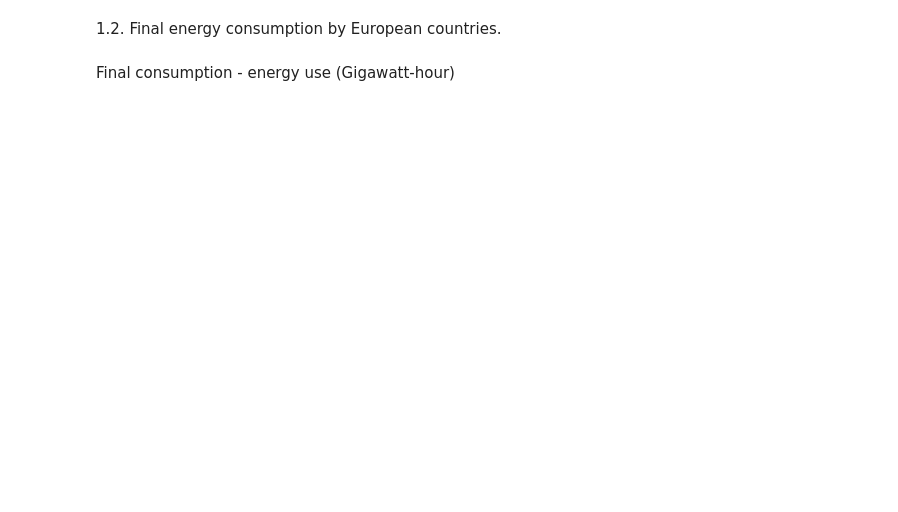
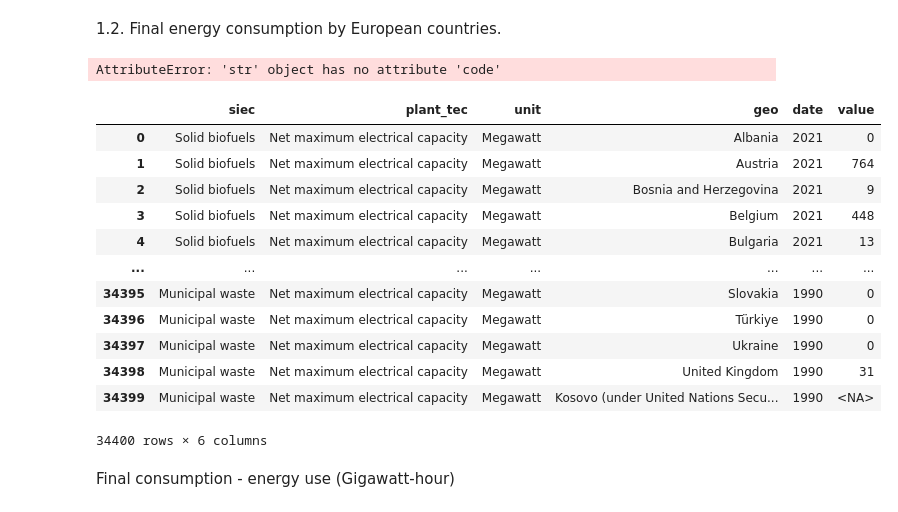
Before and after one commit to zhiravetska/FP, a Jupyter notebook: Eurostat.ipynb, the cells around one changed output. Cells and saved outputs as stored; diff of their text form; code cells hidden in the pictures; blank space fills up the shorter version.

```diff
--- a/Eurostat.ipynb
+++ b/Eurostat.ipynb
@@ -73,3 +83,7 @@ get_energy = read_df_from_db('nrg_inf_epcrw')
+# %%
+energy_bakance = eurostat_dataset.GetDf("nrg_bal_sd")
+# %% [output]
+AttributeError: 'str' object has no attribute 'code'
 # %%
 def preprocess_dataset(df):
     """
@@ -88,6 +102,22 @@ def preprocess_dataset(df):
 # %%
 bal = preprocess_dataset(bal)
 get_energy = preprocess_dataset(get_energy)
+# %%
+get_energy
+# %% [output]
+|  | siec | plant_tec | unit | geo | date | value |
+| 0 | Solid biofuels | Net maximum electrical capacity | Megawatt | Albania | 2021 | 0 |
+| 1 | Solid biofuels | Net maximum electrical capacity | Megawatt | Austria | 2021 | 764 |
+| 2 | Solid biofuels | Net maximum electrical capacity | Megawatt | Bosnia and Herzegovina | 2021 | 9 |
+| 3 | Solid biofuels | Net maximum electrical capacity | Megawatt | Belgium | 2021 | 448 |
+| 4 | Solid biofuels | Net maximum electrical capacity | Megawatt | Bulgaria | 2021 | 13 |
+| ... | ... | ... | ... | ... | ... | ... |
+| 34395 | Municipal waste | Net maximum electrical capacity | Megawatt | Slovakia | 1990 | 0 |
+| 34396 | Municipal waste | Net maximum electrical capacity | Megawatt | Türkiye | 1990 | 0 |
+| 34397 | Municipal waste | Net maximum electrical capacity | Megawatt | Ukraine | 1990 | 0 |
+| 34398 | Municipal waste | Net maximum electrical capacity | Megawatt | United Kingdom | 1990 | 31 |
+| 34399 | Municipal waste | Net maximum electrical capacity | Megawatt | Kosovo (under United Nations Secu... | 1990 | <NA> |
+34400 rows × 6 columns
 # %%
 balance=bal.copy() #without slicing
 balance = balance.query('unit=="Gigawatt-hour" and siec=="Total" and nrg_bal=="Final consumption - energy use" \
```
Also changed, not shown: parts of 16 cells of this notebook, 2 other files.
